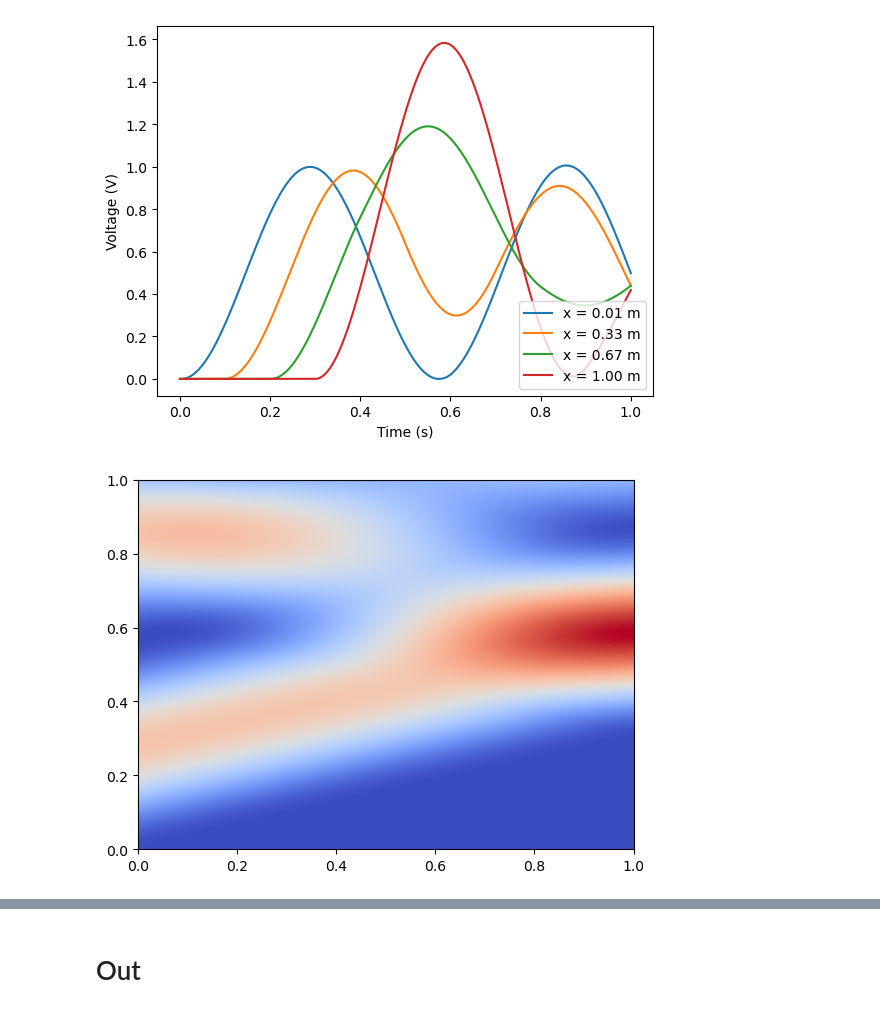
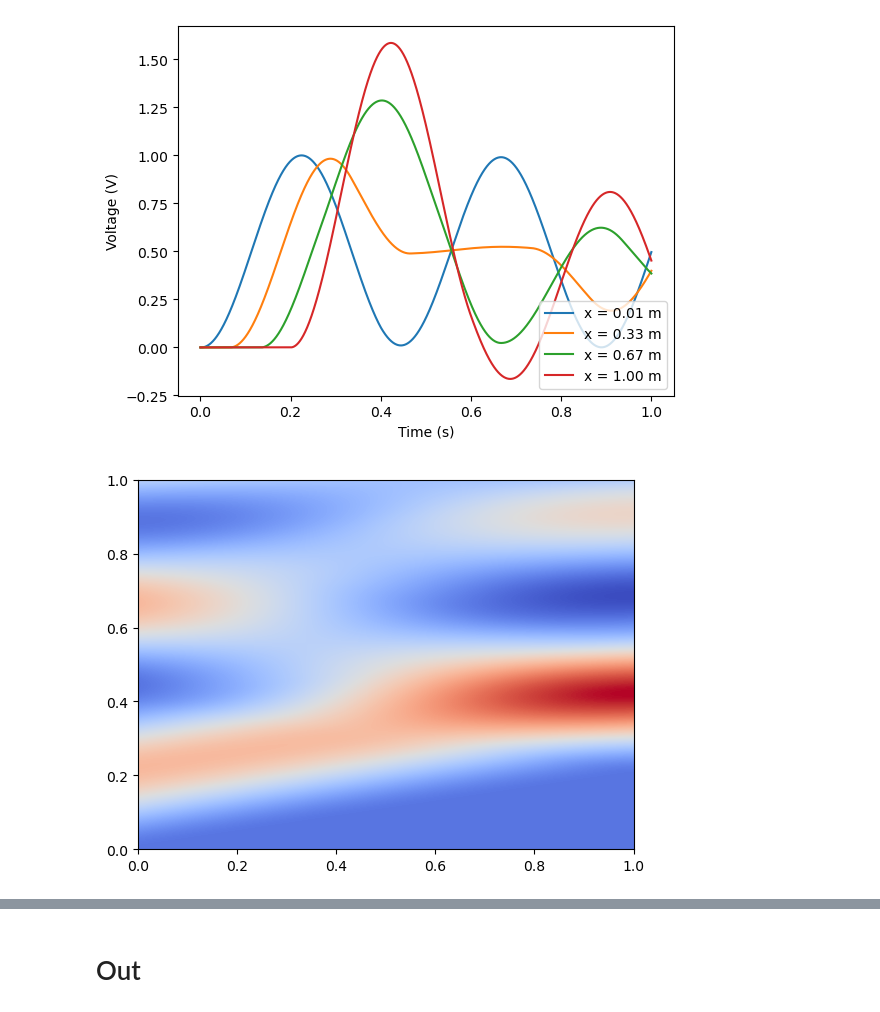
Before and after one commit to AlejandroPenacho/PINN-Project, a Jupyter notebook: numerical.ipynb, the cells around one changed output, grey strips where cells are left out. Cells and saved outputs as stored; diff of their text form; code cells hidden in the pictures.

```diff
--- a/numerical.ipynb
+++ b/numerical.ipynb
@@ -7,33 +7,33 @@ import functions
 # %%
 n_x = 1000
 
-output = functions.TransmissionLineParameters.default().simulate(n_x, lambda x: np.ones_like(x), lambda t: (1 - np.cos(7/2 * np.pi * t))/2)
+output = functions.TransmissionLineParameters.default().simulate(n_x, lambda x: np.ones_like(x), lambda t: (1 - np.cos(9/2 * torch.pi * t))/2)
 
 
 plt.plot(output.t_array, output.sample([0.01], output.t_array, "voltage")[1], label="x = 0.01 m")
 plt.plot(output.t_array, output.sample([0.33], output.t_array, "voltage")[1], label="x = 0.33 m")
 plt.plot(output.t_array, output.sample([0.67], output.t_array, "voltage")[1], label="x = 0.67 m")
 plt.plot(output.t_array, output.sample([1.00], output.t_array, "voltage")[1], label="x = 1.00 m")
 plt.xlabel("Time (s)")
 plt.ylabel("Voltage (V)")
 plt.legend(loc="lower right")
 plt.show()
 
 X, T = np.meshgrid(output.x_array, output.t_array)
 
 
 fig, ax = plt.subplots()
 ax.pcolormesh(
     X,
     T,
     output.v_grid.T,
     cmap="coolwarm"
 )
 
 output.save("data/case_a.pt")
 # %% [output]
-[figure, old version]
+[figure, new version]
-[figure, old version]
+[figure, new version]
 # %%
 n_x = 1000
 
```
Also changed, not shown: parts of 1 cell of this notebook, 6 other files.
